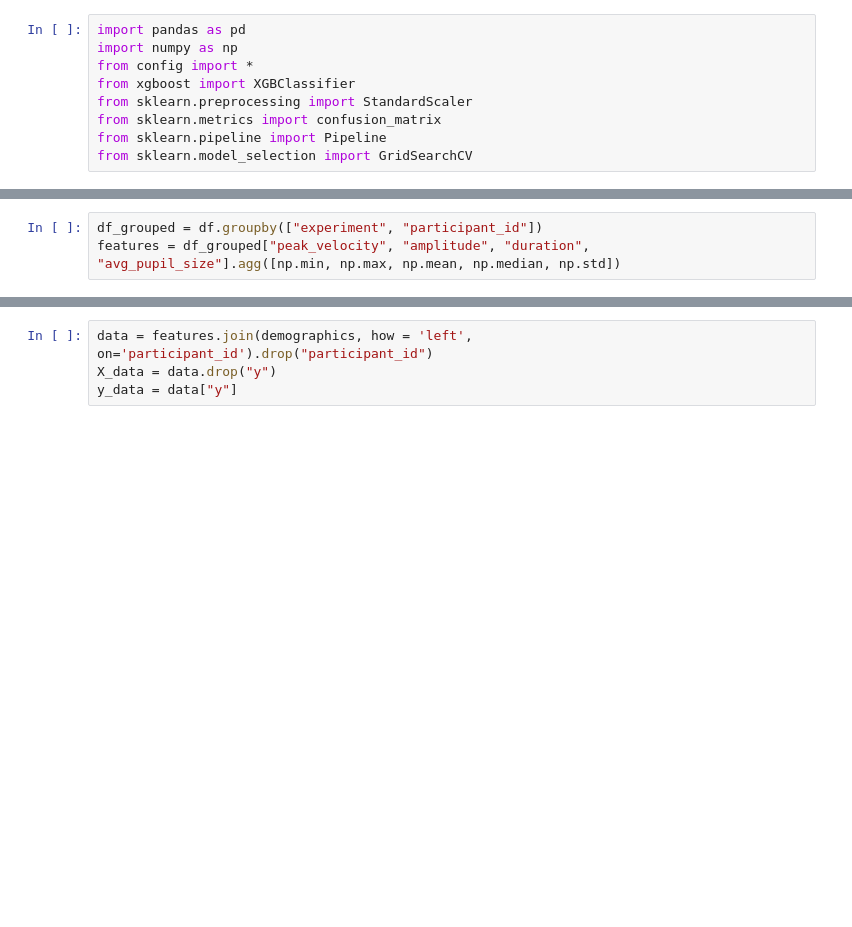
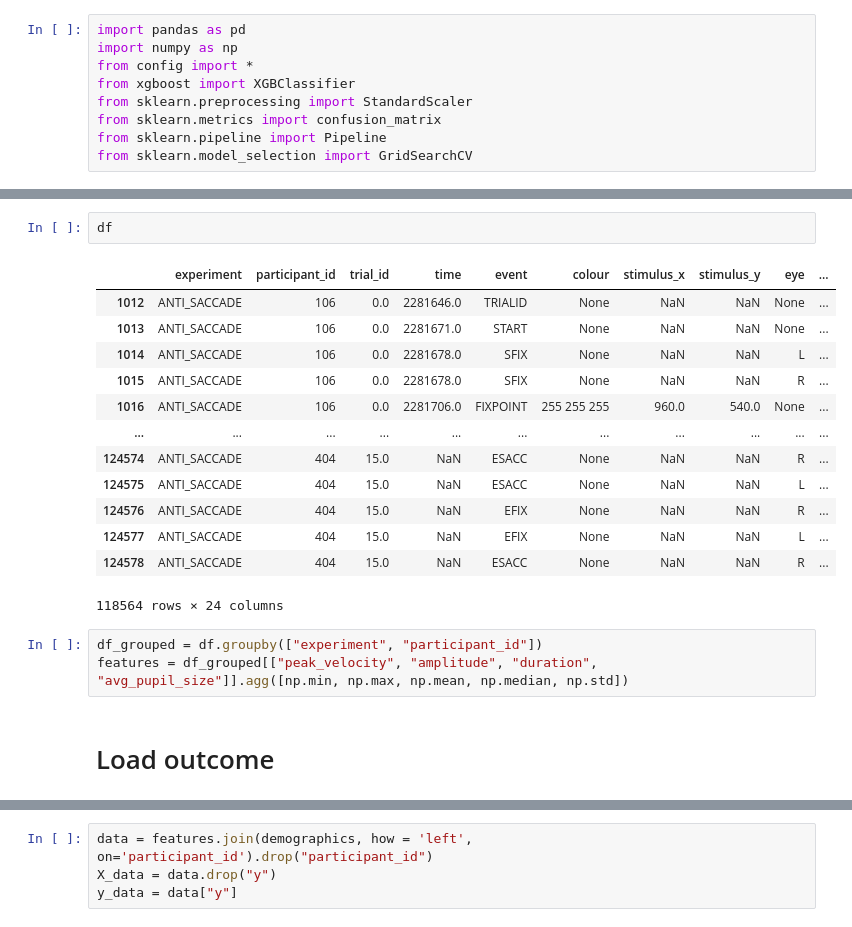
Before and after one commit to krusand/Analyzing-concussions-through-eyetracking-measurements, a Jupyter notebook: src/features.ipynb, the cells around one changed output, grey strips where cells are left out. Saved outputs shown, nothing was run; the diff lists cells and outputs as text; blank space fills up the shorter version.

```diff
--- a/src/features.ipynb
+++ b/src/features.ipynb
@@ -23,6 +22,24 @@ shape: (5, 23)
+# %%
+df
+# %% [output]
+|  | experiment | participant_id | trial_id | time | event | colour | stimulus_x | stimulus_y | eye | ... |
+| 1012 | ANTI_SACCADE | 106 | 0.0 | 2281646.0 | TRIALID | None | NaN | NaN | None | ... |
+| 1013 | ANTI_SACCADE | 106 | 0.0 | 2281671.0 | START | None | NaN | NaN | None | ... |
+| 1014 | ANTI_SACCADE | 106 | 0.0 | 2281678.0 | SFIX | None | NaN | NaN | L | ... |
+| 1015 | ANTI_SACCADE | 106 | 0.0 | 2281678.0 | SFIX | None | NaN | NaN | R | ... |
+| 1016 | ANTI_SACCADE | 106 | 0.0 | 2281706.0 | FIXPOINT | 255 255 255 | 960.0 | 540.0 | None | ... |
+| ... | ... | ... | ... | ... | ... | ... | ... | ... | ... | ... |
+| 124574 | ANTI_SACCADE | 404 | 15.0 | NaN | ESACC | None | NaN | NaN | R | ... |
+| 124575 | ANTI_SACCADE | 404 | 15.0 | NaN | ESACC | None | NaN | NaN | L | ... |
+| 124576 | ANTI_SACCADE | 404 | 15.0 | NaN | EFIX | None | NaN | NaN | R | ... |
+| 124577 | ANTI_SACCADE | 404 | 15.0 | NaN | EFIX | None | NaN | NaN | L | ... |
+| 124578 | ANTI_SACCADE | 404 | 15.0 | NaN | ESACC | None | NaN | NaN | R | ... |
+118564 rows × 24 columns
 # %%
 df_grouped = df.groupby(["experiment", "participant_id"])
-features = df_grouped["peak_velocity", "amplitude", "duration", "avg_pupil_size"].agg([np.min, np.max, np.mean, np.median, np.std])
+features = df_grouped[["peak_velocity", "amplitude", "duration", "avg_pupil_size"]].agg([np.min, np.max, np.mean, np.median, np.std])
+# %% [markdown]
+# Load outcome
 # %%
 demographics = pd.read_excel(DATA_DIR / "demographic_info.xlsx")[["ID", "Group"]]
 
```
Also changed, not shown: parts of 4 cells of this notebook.
